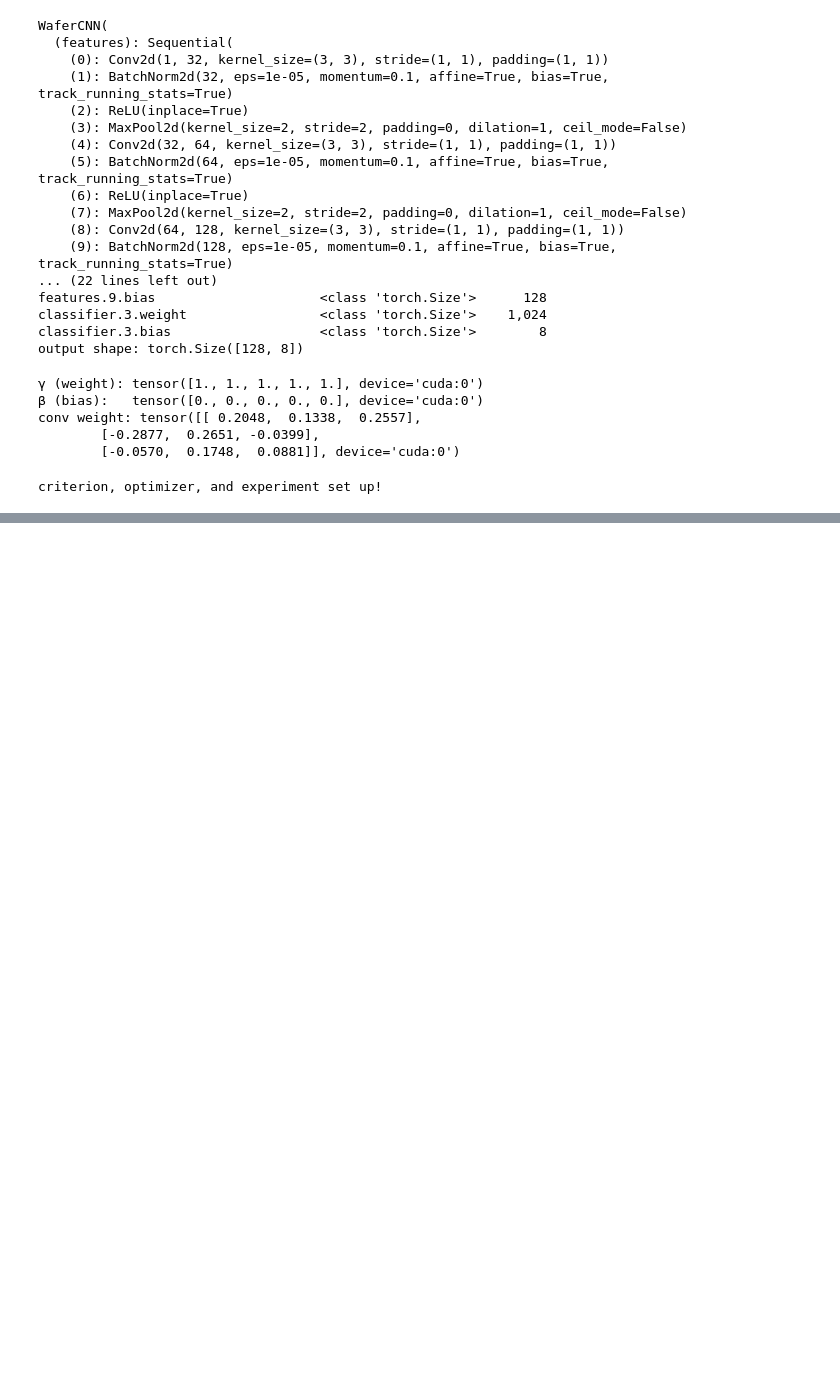
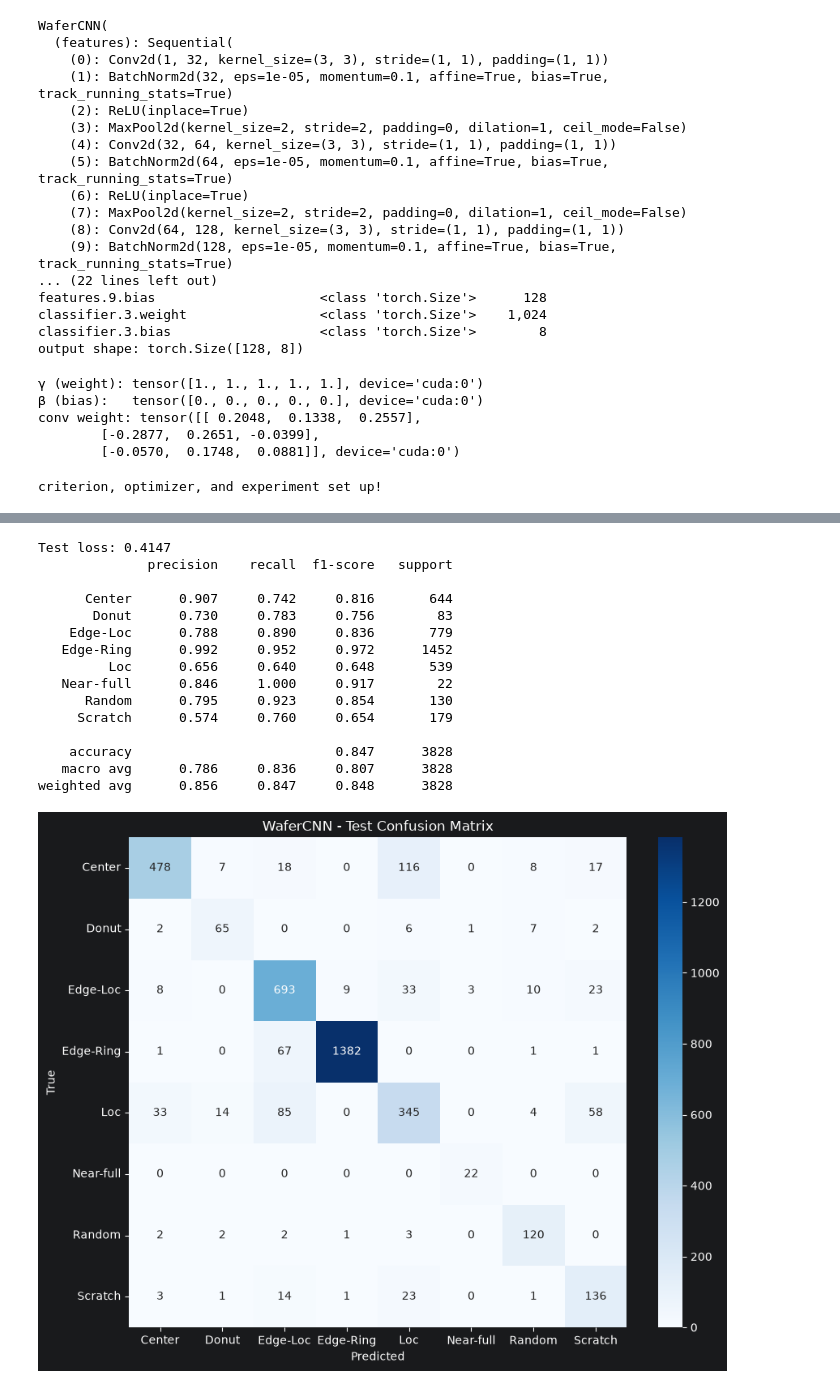
Before and after one commit to pqtrng/wm811k-defect-detection, a Jupyter notebook: notebooks/03_train.ipynb, the cells around one changed output, grey strips where cells are left out. Saved outputs shown, nothing was run; the diff lists cells and outputs as text; code cells hidden in the pictures; blank space fills up the shorter version.

```diff
--- a/notebooks/03_train.ipynb
+++ b/notebooks/03_train.ipynb
@@ -217,0 +483,42 @@ criterion, optimizer, and experiment set up!
+# %%
+# Load the best checkpoint, not the last-epoch weights
+model.load_state_dict(torch.load(best_path, map_location=DEVICE))
+
+# Evaluate once on the held-out test set
+test_loss, test_preds, test_labels = evaluate(model=model, loader=test_loader, criterion=criterion, device=DEVICE)
+print(f"Test loss: {test_loss:.4f}")
+
+# Per class precision, recall, and F1 - the real evaluation
+print(classification_report(y_true=test_labels, y_pred=test_preds, target_names=LABELS, digits=3))
+
+# Confusion matrix
+cm = confusion_matrix(y_true=test_labels, y_pred=test_preds)
+plt.figure(figsize=(9, 7))
+sns.heatmap(cm, annot=True, fmt="d", cmap="Blues", xticklabels=LABELS, yticklabels=LABELS)
+
+plt.xlabel("Predicted")
+plt.ylabel("True")
+plt.title("WaferCNN - Test Confusion Matrix")
+plt.tight_layout()
+
+cm_path = MODEL_DIR / "confusion_matrix_scheduler.png"
+plt.savefig(cm_path, dpi=120, bbox_inches="tight")
+plt.show()
+# print(f"Saved confusion matrix to {cm_path}")
+# %% [output]
+Test loss: 0.4147
+              precision    recall  f1-score   support
+
+      Center      0.907     0.742     0.816       644
+       Donut      0.730     0.783     0.756        83
+    Edge-Loc      0.788     0.890     0.836       779
+   Edge-Ring      0.992     0.952     0.972      1452
+         Loc      0.656     0.640     0.648       539
+   Near-full      0.846     1.000     0.917        22
+      Random      0.795     0.923     0.854       130
+     Scratch      0.574     0.760     0.654       179
+
+    accuracy                          0.847      3828
+   macro avg      0.786     0.836     0.807      3828
+weighted avg      0.856     0.847     0.848      3828
+[figure, added]
```
Also changed, not shown: parts of 8 cells of this notebook, 4 other files.
